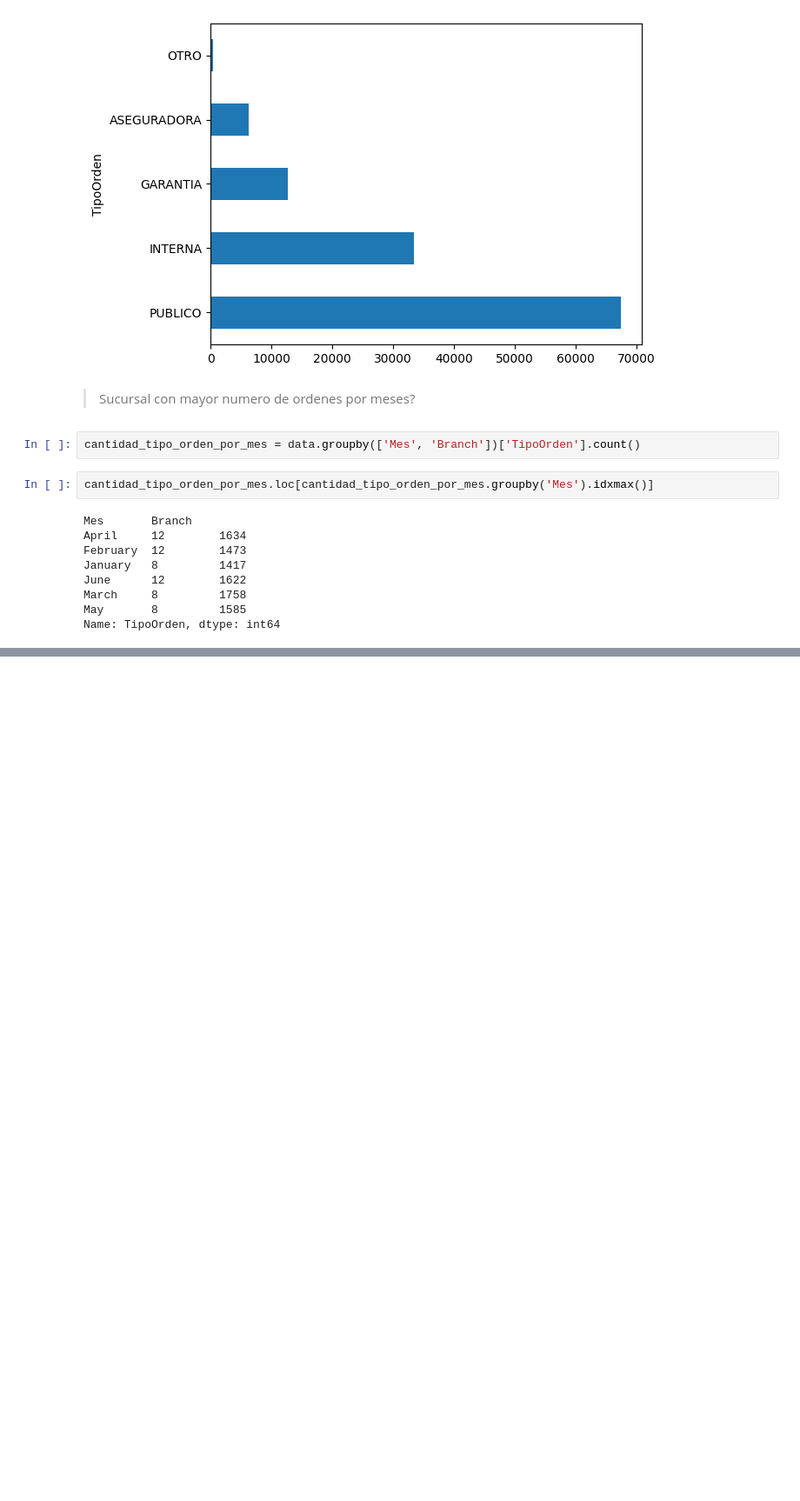
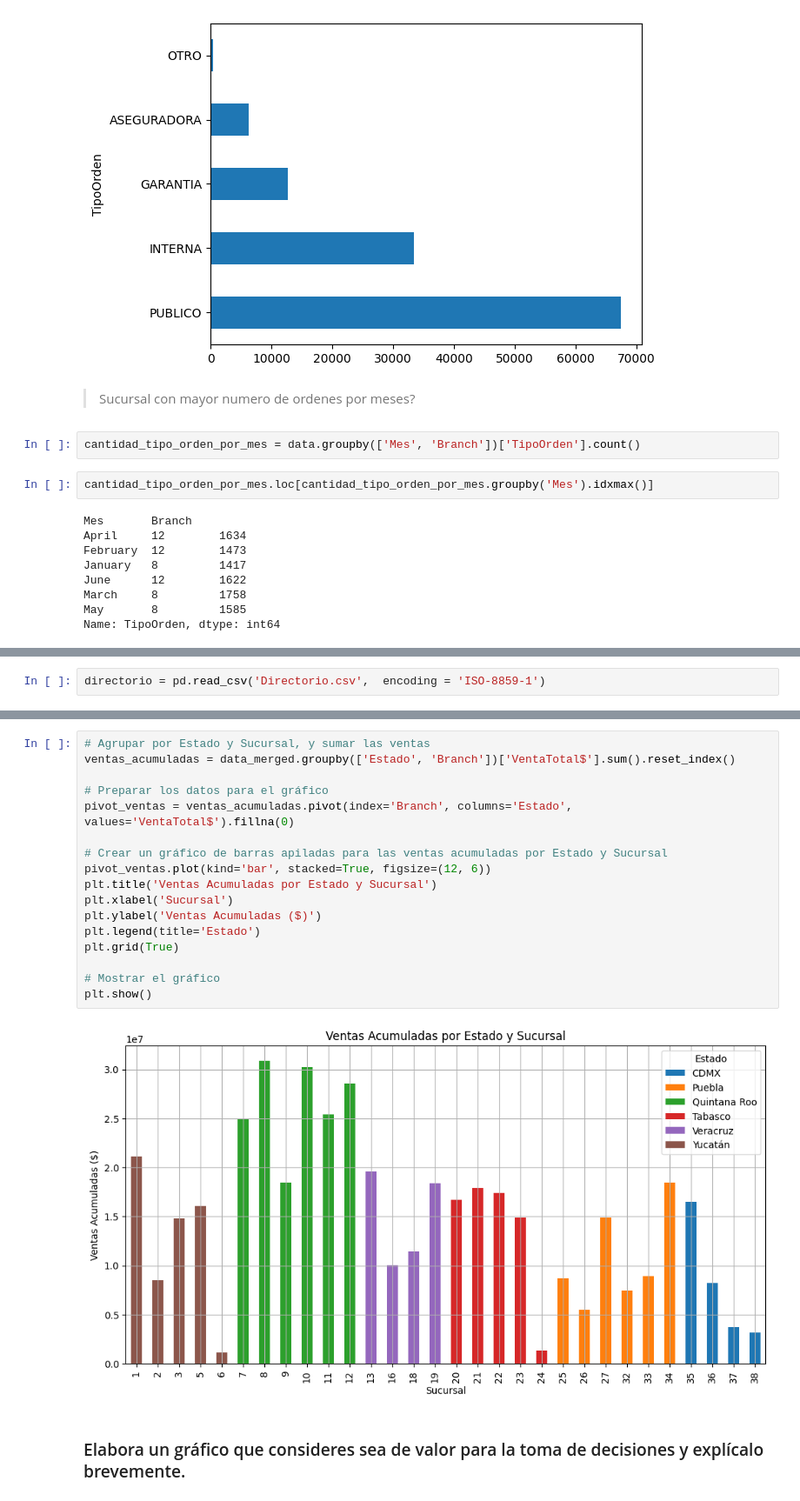
Before and after one commit to DRPproton/dealer_analysis, a Jupyter notebook: prueba.ipynb, the cells around one changed output, grey strips where cells are left out. Shown at 87% size. Cells and saved outputs as stored; diff of their text form; blank space fills up the shorter version.

```diff
--- a/prueba.ipynb
+++ b/prueba.ipynb
@@ -729,0 +738,2 @@ Name: TipoOrden, dtype: int64
+# %%
+directorio = pd.read_csv('Directorio.csv',  encoding = 'ISO-8859-1')
@@ -729,0 +785,21 @@ Name: TipoOrden, dtype: int64
+# %%
+# Agrupar por Estado y Sucursal, y sumar las ventas
+ventas_acumuladas = data_merged.groupby(['Estado', 'Branch'])['VentaTotal$'].sum().reset_index()
+
+# Preparar los datos para el gráfico
+pivot_ventas = ventas_acumuladas.pivot(index='Branch', columns='Estado', values='VentaTotal$').fillna(0)
+
+# Crear un gráfico de barras apiladas para las ventas acumuladas por Estado y Sucursal
+pivot_ventas.plot(kind='bar', stacked=True, figsize=(12, 6))
+plt.title('Ventas Acumuladas por Estado y Sucursal')
+plt.xlabel('Sucursal')
+plt.ylabel('Ventas Acumuladas ($)')
+plt.legend(title='Estado')
+plt.grid(True)
+
+# Mostrar el gráfico
+plt.show()
+# %% [output]
+[figure, added]
+# %% [markdown]
+### Elabora un gráfico que consideres sea de valor para la toma de decisiones y explícalo brevemente.
```
Also changed, not shown: parts of 19 cells of this notebook.
